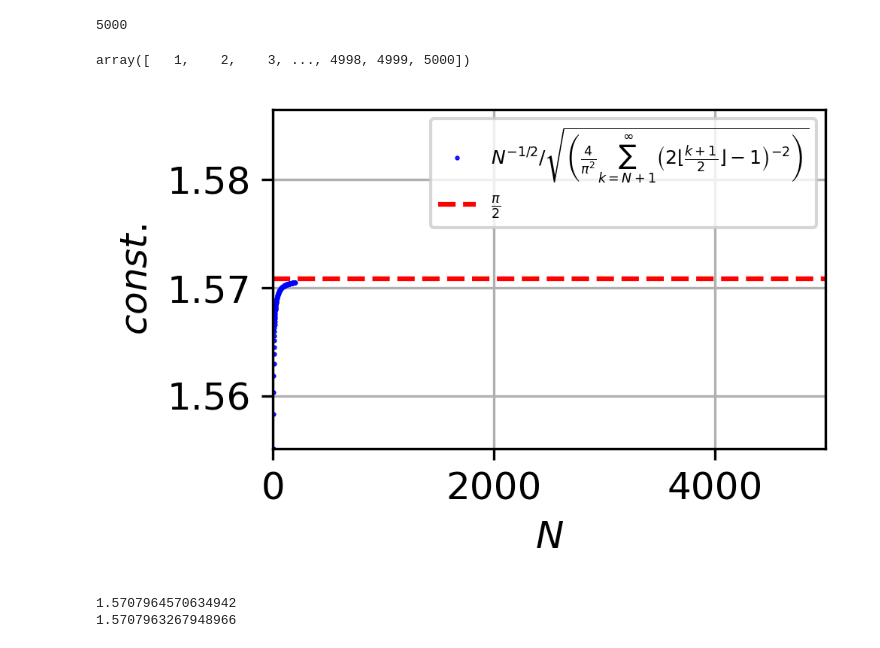
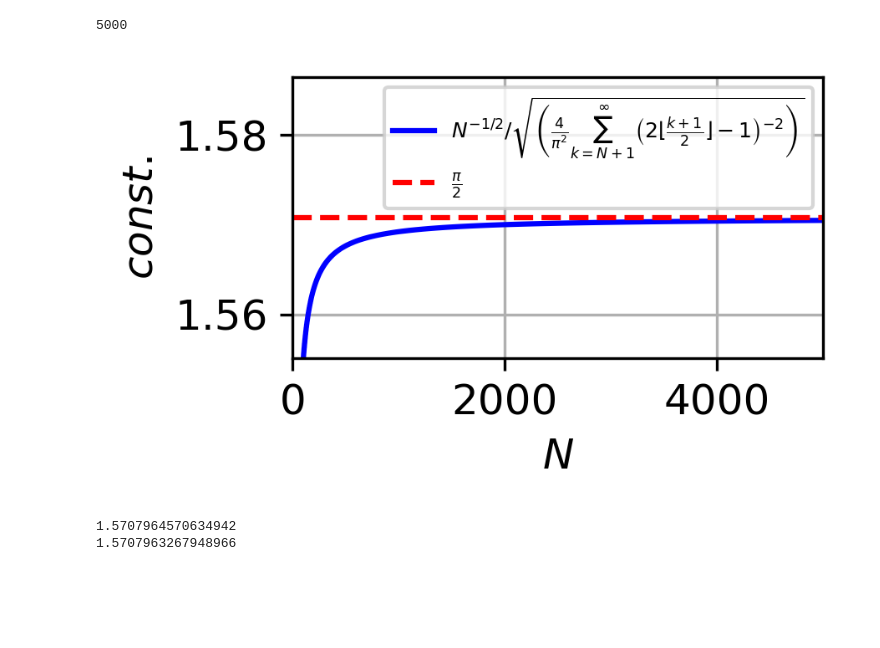
Before and after one commit to flabowski/n_widths_for_transport, a Jupyter notebook: Heaviside.ipynb, the cells around one changed output. Cells and saved outputs as stored; diff of their text form; code cells hidden in the pictures; blank space fills up the shorter version.

Commit message:
plots for heaviside, preliminary

```diff
--- a/Heaviside.ipynb
+++ b/Heaviside.ipynb
@@ -171,27 +171,25 @@ findfont: Font family ['serif'] not found. Falling back to DejaVu Sans.
 findfont: Generic family 'serif' not found because none of the following families were found: Computer Modern Roman
 [figure]
 5000
-# %%
-N
-# %% [output]
-array([   1,    2,    3, ..., 4998, 4999, 5000])
 # %%
-plt.plot(N[::p]**-.5/d_N_exact[::p], "b.", ms=1, label=r'$N^{-1/2}/$'+lbl_new)
+p = 1
+plt.plot(N[::p], (N**-.5/d_N_exact)[::p], "b-", ms=1, label=r'$N^{-1/2}/$'+lbl_new)
 #plt.plot(N**-.5/decay_exact_old, "g.", ms=1, label=r'$N^{-1/2}/$'+lbl2)
 plt.plot([0, r], [np.pi/2, np.pi/2], "r--", ms=1, label=r'$\frac{\pi}{2}$')
 #plt.xlim([0, 100])
 plt.ylim([np.pi/2 * .99, np.pi/2 * 1.01])
 plt.legend(prop={'size': 6})
 plt.xlabel(r'$N$')
 plt.ylabel(r'$const.$')
 plt.xlim([0, r])
 plt.grid()
+plt.tight_layout()
 plt.savefig(pth+"estimate_HS.pdf")
 plt.show()
 print((N**-.5/decay_exact_old)[100:].mean())
 print(np.pi/2)
 # %% [output]
-[figure, old version]
+[figure, new version]
 1.5707964570634942
 1.5707963267948966
 # %%
```
Also changed, not shown: parts of 2 cells of this notebook.
